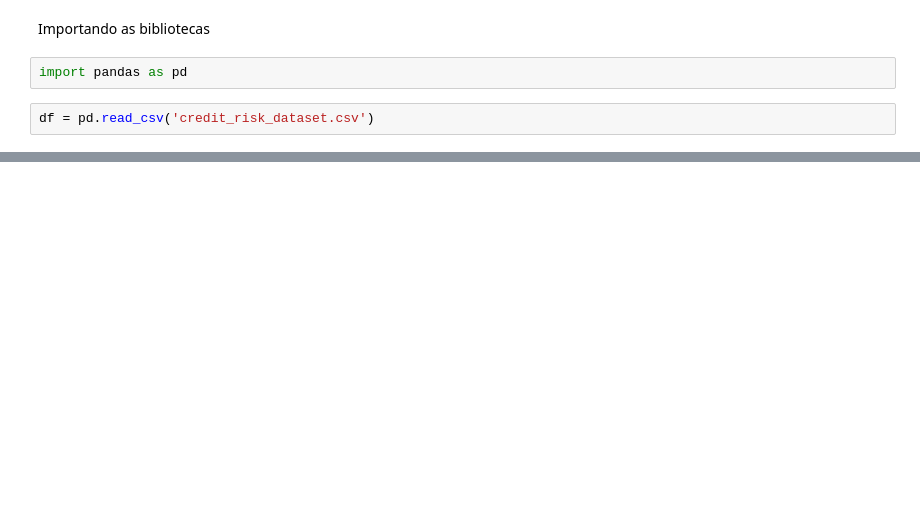
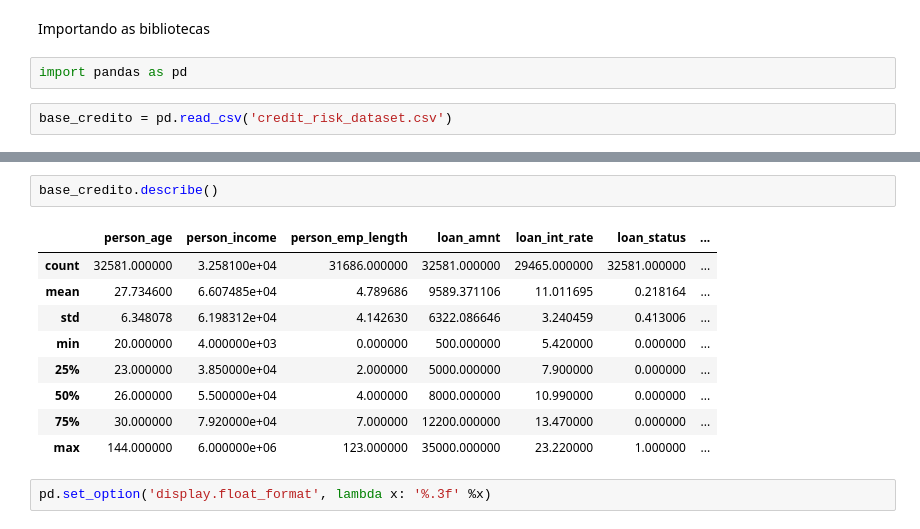
Before and after one commit to pzoliveira/DSFirstSteps, a Jupyter notebook: DSFirstSteps.ipynb, the cells around one changed output, grey strips where cells are left out. Cells and saved outputs as stored; diff of their text form; blank space fills up the shorter version.

```diff
--- a/DSFirstSteps.ipynb
+++ b/DSFirstSteps.ipynb
@@ -5,4 +5,4 @@ Importando as bibliotecas
 # %%
 import pandas as pd
 # %%
-df = pd.read_csv('credit_risk_dataset.csv')
+base_credito = pd.read_csv('credit_risk_dataset.csv')
@@ -27,2 +27,16 @@ type(df)
 # %% [output]
 pandas.core.frame.DataFrame
+# %%
+base_credito.describe()
+# %% [output]
+|  | person_age | person_income | person_emp_length | loan_amnt | loan_int_rate | loan_status | ... |
+| count | 32581.000000 | 3.258100e+04 | 31686.000000 | 32581.000000 | 29465.000000 | 32581.000000 | ... |
+| mean | 27.734600 | 6.607485e+04 | 4.789686 | 9589.371106 | 11.011695 | 0.218164 | ... |
+| std | 6.348078 | 6.198312e+04 | 4.142630 | 6322.086646 | 3.240459 | 0.413006 | ... |
+| min | 20.000000 | 4.000000e+03 | 0.000000 | 500.000000 | 5.420000 | 0.000000 | ... |
+| 25% | 23.000000 | 3.850000e+04 | 2.000000 | 5000.000000 | 7.900000 | 0.000000 | ... |
+| 50% | 26.000000 | 5.500000e+04 | 4.000000 | 8000.000000 | 10.990000 | 0.000000 | ... |
+| 75% | 30.000000 | 7.920000e+04 | 7.000000 | 12200.000000 | 13.470000 | 0.000000 | ... |
+| max | 144.000000 | 6.000000e+06 | 123.000000 | 35000.000000 | 23.220000 | 1.000000 | ... |
+# %%
+pd.set_option('display.float_format', lambda x: '%.3f' %x)
```
Also changed, not shown: parts of 5 cells of this notebook.
